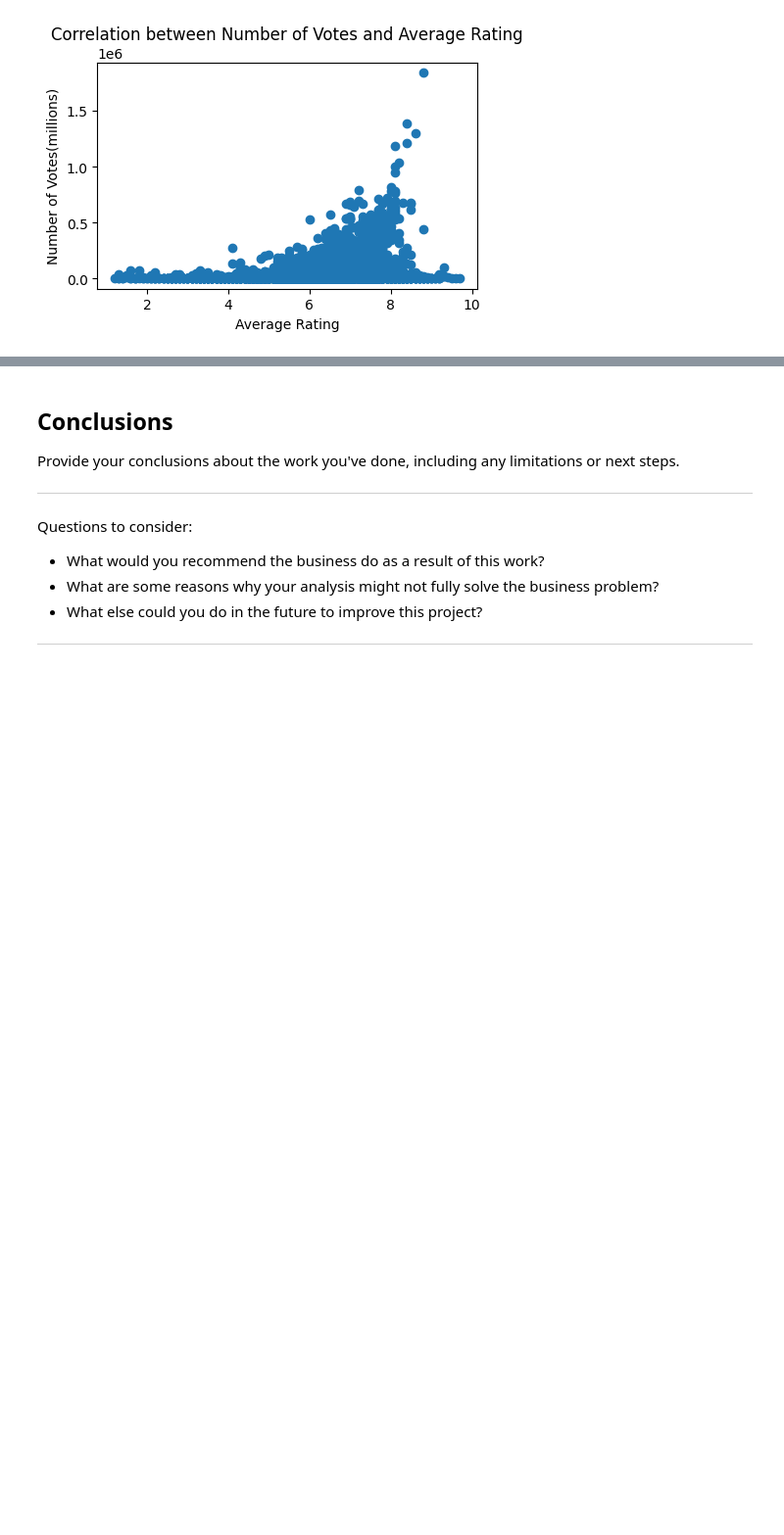
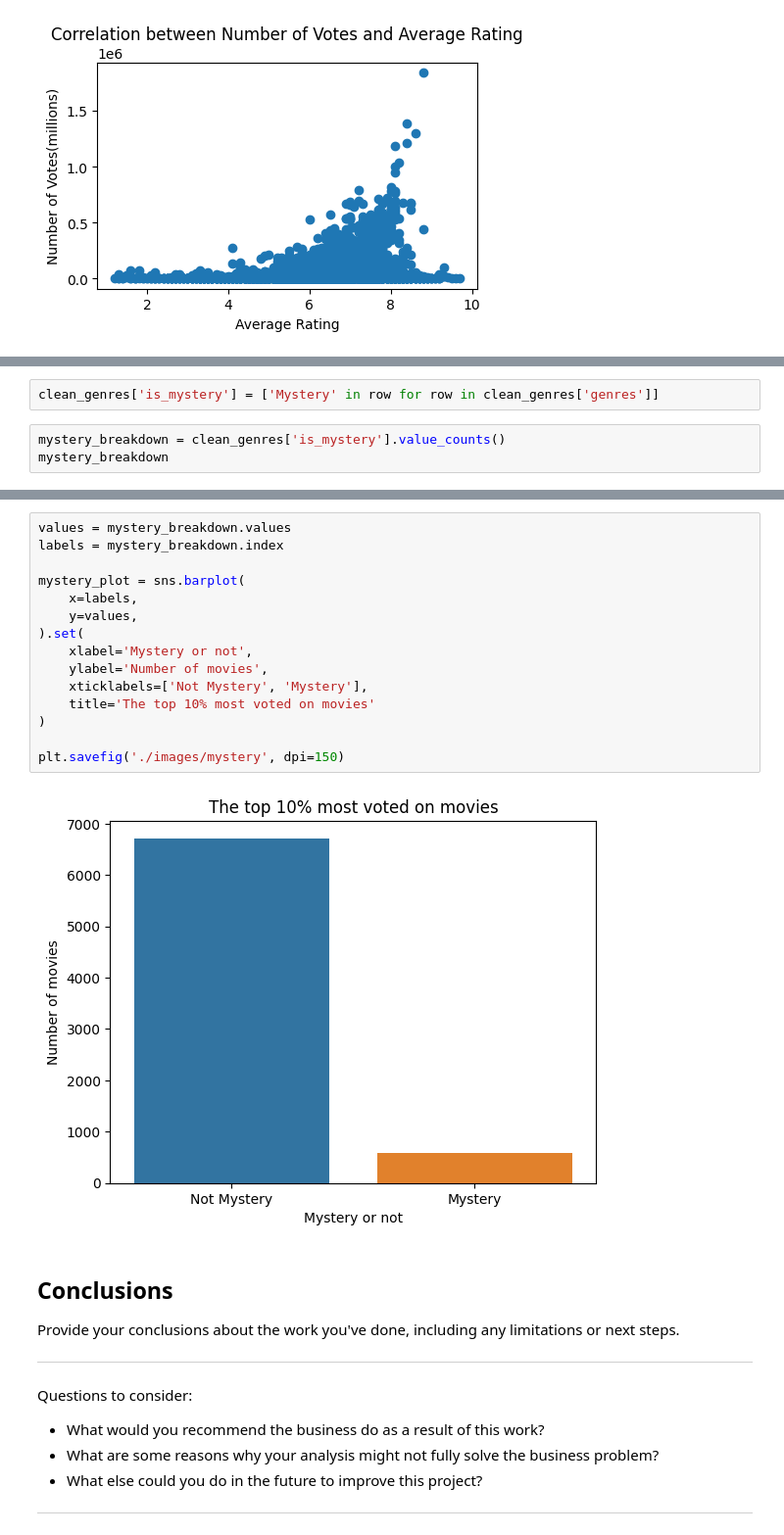
Before and after one commit to ndutakanyora/Movie-Industry-Research, a Jupyter notebook: dsc-phase1-project-template.ipynb, the cells around one changed output, grey strips where cells are left out. Shown at 98% size. Drawn from its saved outputs; the diff is of its cells as text; blank space fills up the shorter version.

```diff
--- a/dsc-phase1-project-template.ipynb
+++ b/dsc-phase1-project-template.ipynb
@@ -389,0 +492,5 @@ plt.show()
+# %%
+clean_genres['is_mystery'] = ['Mystery' in row for row in clean_genres['genres']]
+# %%
+mystery_breakdown = clean_genres['is_mystery'].value_counts()
+mystery_breakdown
@@ -390,3 +508,20 @@ plt.show()
+# %%
+values = mystery_breakdown.values
+labels = mystery_breakdown.index
+
+mystery_plot = sns.barplot(
+    x=labels,
+    y=values,
+).set(
+    xlabel='Mystery or not',
+    ylabel='Number of movies',
+    xticklabels=['Not Mystery', 'Mystery'],
+    title='The top 10% most voted on movies'
+)
+
+plt.savefig('./images/mystery', dpi=150)
+# %% [output]
+[figure, added]
 # %% [markdown]
 ## Conclusions
 Provide your conclusions about the work you've done, including any limitations or next steps.
```
Also changed, not shown: parts of 9 cells of this notebook, 4 other files.
